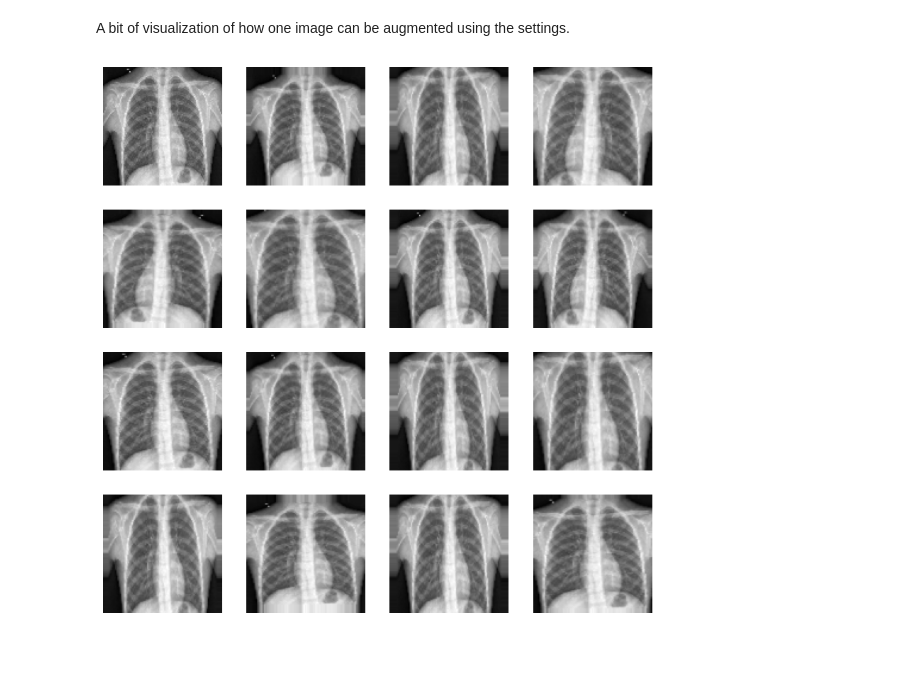
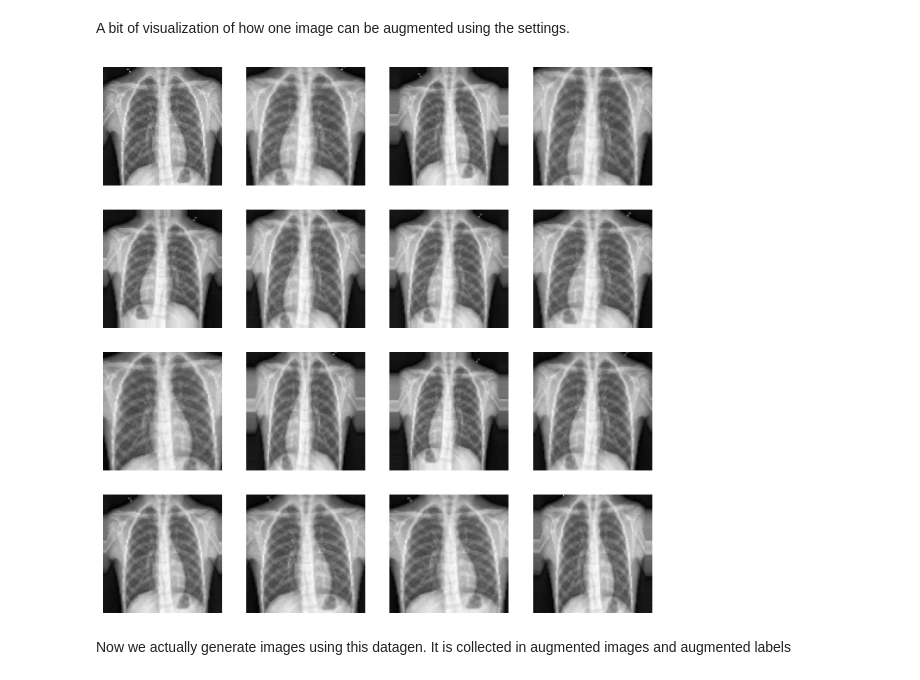
Before and after one commit to domomm/MLcourse, a Jupyter notebook: ML_notebook.ipynb, the cells around one changed output. Drawn from its saved outputs; the diff is of its cells as text; code cells hidden in the pictures; blank space fills up the shorter version.

```diff
--- a/ML_notebook.ipynb
+++ b/ML_notebook.ipynb
@@ -141,8 +139,8 @@ datagen = ImageDataGenerator(
         featurewise_std_normalization=False,  # divide inputs by std of the dataset
         samplewise_std_normalization=False,  # divide each input by its std
         zca_whitening=False,  # apply ZCA whitening
-        rotation_range = 0,  # randomly rotate images in the range (degrees, 0 to 180)
-        zoom_range = 0.2, # Randomly zoom image
+        rotation_range = 30,  # randomly rotate images in the range (degrees, 0 to 180)
+        zoom_range = 0, # Randomly zoom image
         width_shift_range=0,  # randomly shift images horizontally (fraction of total width)
         height_shift_range=0,  # randomly shift images vertically (fraction of total height)
         horizontal_flip = True,  # randomly flip images
@@ -152,50 +150,27 @@ datagen = ImageDataGenerator(
 # %% [markdown]
 A bit of visualization of how one image can be augmented using the settings.
 # %%
-augmented_images = []
-
-# Loop through each image
-'''
-for img_array in x_train_reshaped:
-    img_array = img_array.reshape((1,) + img_array.shape)  # Reshape to (1, height, width, channels)
-
-    # Generate augmented images
-    i = 0
-    for batch in datagen.flow(img_array, batch_size=1):
-        augmented_images.append(batch[0])
-        i += 1
-        if i >= 1:  # Generate 1 augmented image per original image
-            break
-'''
-
 img_array = x_train_reshaped[0]
 img_array = img_array.reshape((1,) + img_array.shape)  # Reshape to (1, height, width, channels)
 
 generator = datagen.flow(img_array, batch_size=1)
-'''
-for batch in datagen.flow(img_array, batch_size=1):
 
-    //print("batch:", x_batch)
-    i += 1
-    if i >= 1:
-        break
-'''
 plt.figure(figsize=(10, 10))
 
 plt.subplot(4, 4, 1)
 plt.imshow(img_array[0, :, :, 0], cmap='gray')  # Assuming images are grayscale
 plt.axis('off')
 
 i = 0
 for b in generator:
     plt.subplot(4, 4, i+2)
     plt.imshow(b[0, :, :, 0], cmap='gray')  # Assuming images are grayscale
     plt.axis('off')
     i += 1
     if i >= 15:
         break
-
-
 plt.show()
 # %% [output]
-[figure, old version]
+[figure, new version]
+# %% [markdown]
+Now we actually generate images using this datagen. It is collected in augmented images and augmented labels
```
Also changed, not shown: parts of 7 cells of this notebook.
